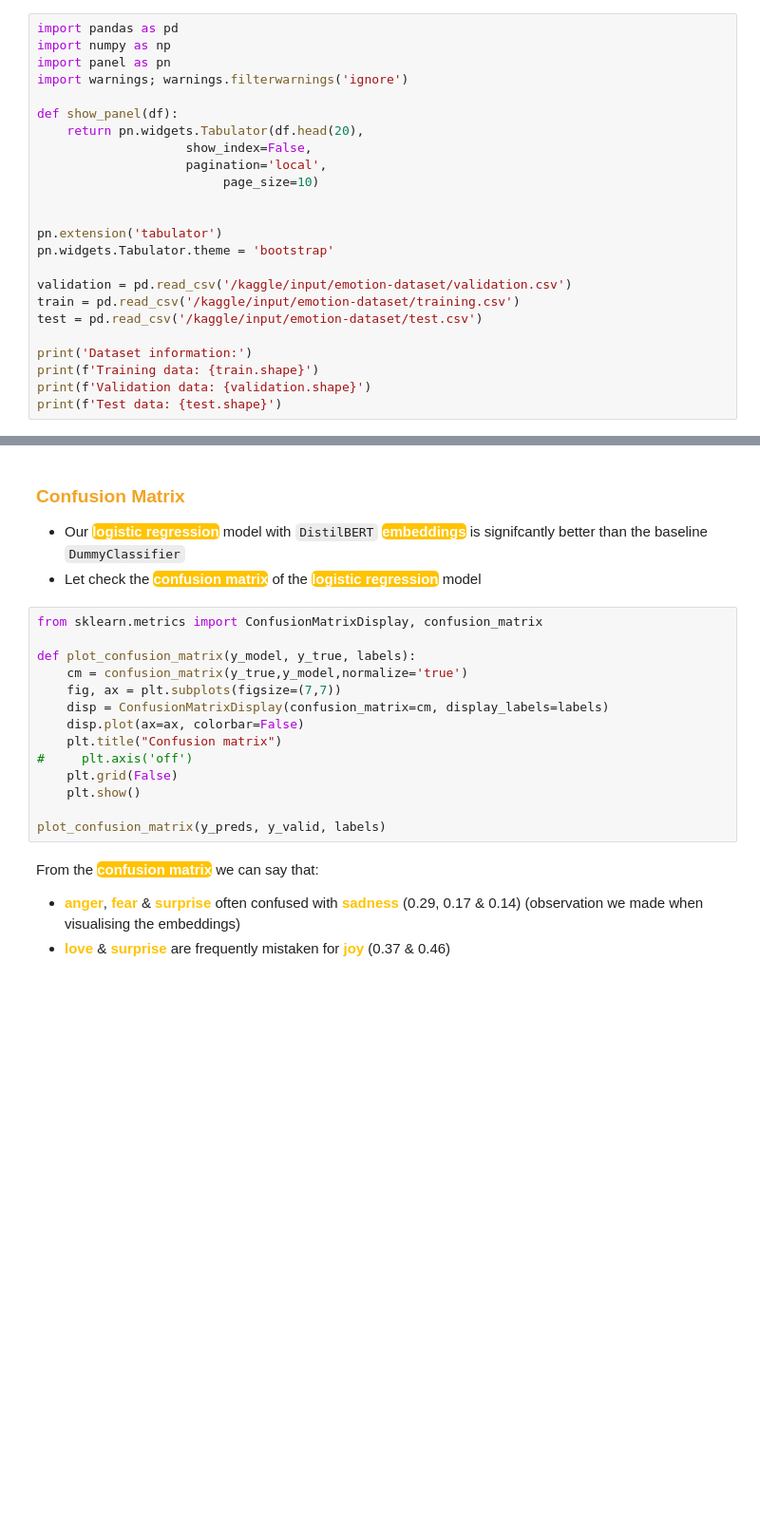
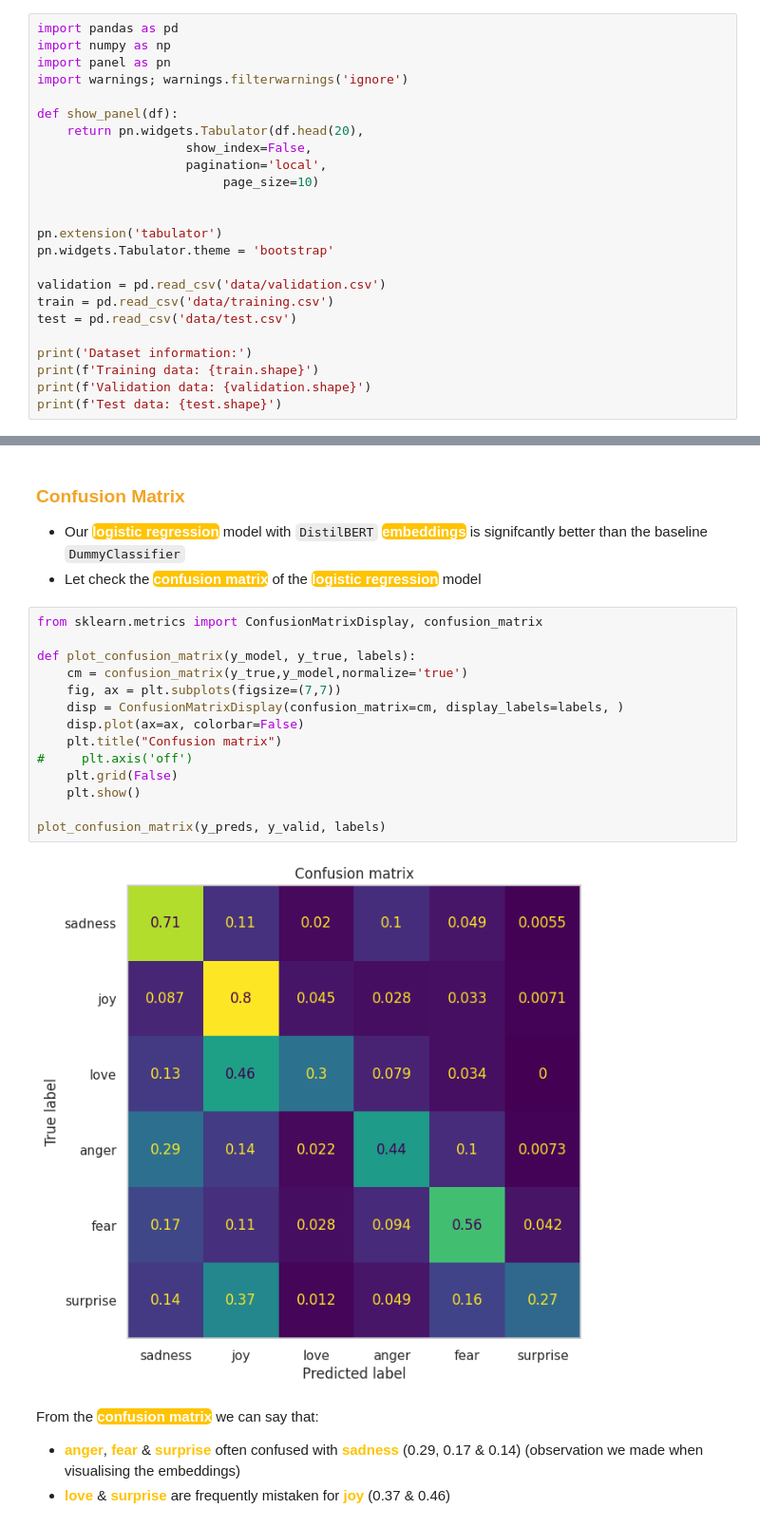
Before and after one commit to mirwisek/emotion-classification-twitter, a Jupyter notebook: 01_Distil_BERT.ipynb, the cells around one changed output, grey strips where cells are left out. Shown at 95% size. Saved outputs shown, nothing was run; the diff lists cells and outputs as text; blank space fills up the shorter version.

```diff
--- a/01_Distil_BERT.ipynb
+++ b/01_Distil_BERT.ipynb
@@ -37,9 +58,9 @@ def show_panel(df):
 pn.extension('tabulator')
 pn.widgets.Tabulator.theme = 'bootstrap'
 
-validation = pd.read_csv('/kaggle/input/emotion-dataset/validation.csv')
-train = pd.read_csv('/kaggle/input/emotion-dataset/training.csv')
-test = pd.read_csv('/kaggle/input/emotion-dataset/test.csv')
+validation = pd.read_csv('data/validation.csv')
+train = pd.read_csv('data/training.csv')
+test = pd.read_csv('data/test.csv')
 
 print('Dataset information:')
 print(f'Training data: {train.shape}')
@@ -489,17 +608,19 @@ print(f'accuracy: {lr_clf.score(X_valid, y_valid)}')
 # %%
 from sklearn.metrics import ConfusionMatrixDisplay, confusion_matrix
 
 def plot_confusion_matrix(y_model, y_true, labels):
     cm = confusion_matrix(y_true,y_model,normalize='true')
     fig, ax = plt.subplots(figsize=(7,7))
-    disp = ConfusionMatrixDisplay(confusion_matrix=cm, display_labels=labels)
+    disp = ConfusionMatrixDisplay(confusion_matrix=cm, display_labels=labels, )
     disp.plot(ax=ax, colorbar=False)
     plt.title("Confusion matrix")
 #     plt.axis('off')
     plt.grid(False)
     plt.show()
 
 plot_confusion_matrix(y_preds, y_valid, labels)
+# %% [output]
+[figure, added]
 # %% [markdown]
 From the **<mark style="background-color:#FFC300;color:white;border-radius:5px;opacity:0.7">confusion matrix</mark>** we can say that:
 
```
Also changed, not shown: parts of 39 cells of this notebook.
